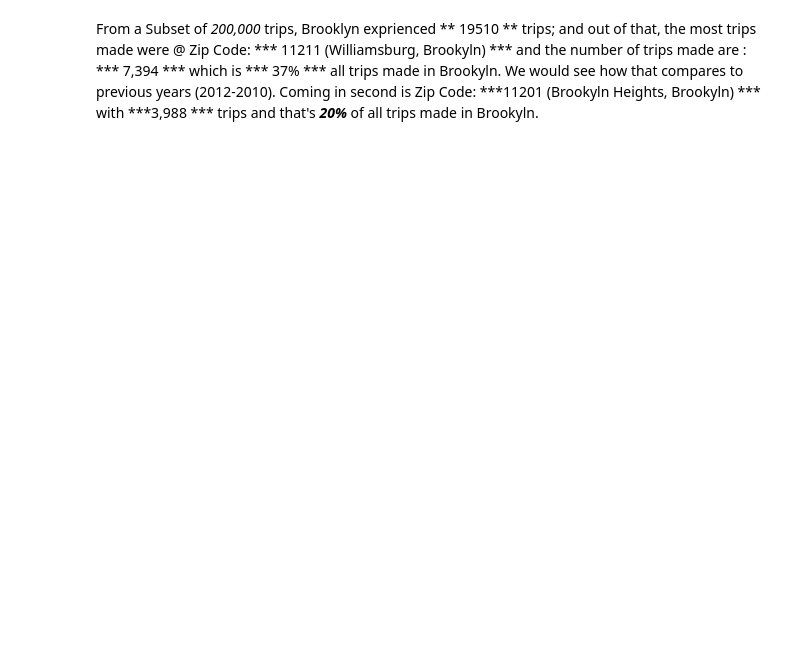
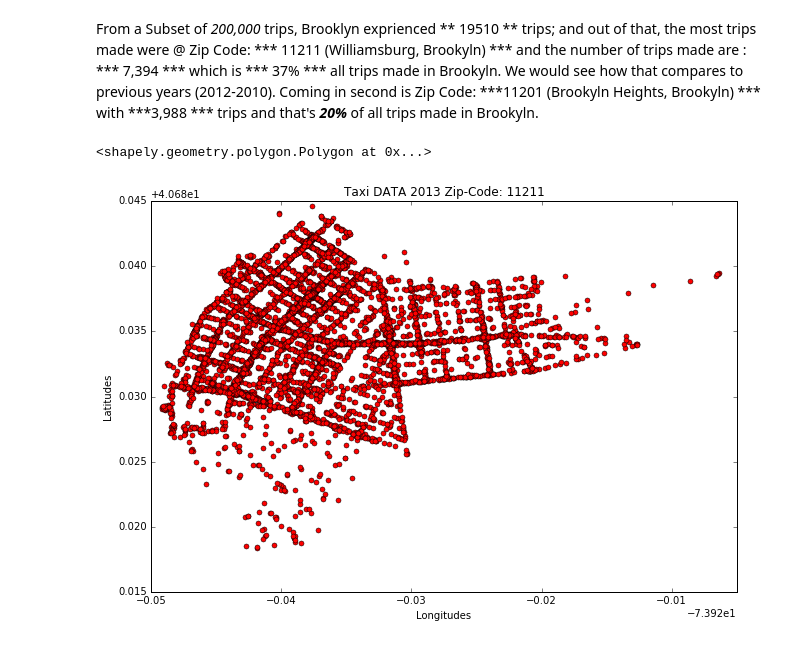
Before and after one commit to cjallow/DataScience-Project, a Jupyter notebook: CJ_TAXI_DATA_EXPLORATION-GENTRIFICATION_EXPLORER.ipynb, the cells around one changed output. Drawn from its saved outputs; the diff is of its cells as text; code cells hidden in the pictures; blank space fills up the shorter version.

Commit message:
dropoff points

```diff
--- a/CJ_TAXI_DATA_EXPLORATION-GENTRIFICATION_EXPLORER.ipynb
+++ b/CJ_TAXI_DATA_EXPLORATION-GENTRIFICATION_EXPLORER.ipynb
@@ -272,4 +281,6 @@ Taxi_Data_13.shape
 # %%
-GeoPickup_BK_13 = cov_latlon_POINT(Taxi_Data_13)
-print(GeoPickup_BK_13.shape)
-GeoPickup_BK_13.head()
+GeoPickup_BK_13  = cov_latlon_POINT(Taxi_Data_13)
+GeoDropoff_BK_13 = cov_latlon_dropoff_POINT(Taxi_Data_13)
+Back_Forth_BK_13 = GeoPickup_BK_13.append(GeoDropoff_BK_13)
+print(Back_Forth_BK_13.shape)
+Back_Forth_BK_13.head()
@@ -300,13 +338,16 @@ print ("The ZipCode that it Corresponds to is: ", max_val.loc[0].ZIP)
 # %% [markdown]
 From a Subset of *200,000* trips, Brooklyn exprienced ** 19510 ** trips; and out of that, the most trips made were @ Zip Code: *** 11211 (Williamsburg, Brookyln) *** and the number of trips made are : *** 7,394 *** which is *** 37% *** all trips made in Brookyln. We would see how that compares to previous years (2012-2010). Coming in second is Zip Code: ***11201 (Brookyln Heights, Brookyln) *** with ***3,988 *** trips and that's ***20%*** of all trips made in Brookyln.
 # %%
-Plot_11211 = GeoPickup_BK_13[GeoPickup_BK_13.geometry.within(BK.geometry[13])]
+Plot_11211 = Back_Forth_BK_13[Back_Forth_BK_13.geometry.within(BK.geometry[13])]
 #BK.geometry[13]
 Plot_11211.plot(marker='o', color='red', markersize=5, figsize=(14,7))
 plt.title("Taxi DATA 2013 Zip-Code: " + str(BK.postalCode.iloc[13]))
 plt.xlabel("Longitudes")
 plt.ylabel("Latitudes")
 BK.geometry[13]
+# %% [output]
+<shapely.geometry.polygon.Polygon at 0x...>
+[figure, added]
 # %%
 YTD_12_CC       = 'https://data.cityofnewyork.us/resource/kerk-3eby.json?vendorid=VTS&payment_type=CRD&$limit=50000'
 YTD_12_CSH      = 'https://data.cityofnewyork.us/resource/kerk-3eby.json?vendorid=VTS&payment_type=CSH&$limit=50000'
```
Also changed, not shown: parts of 10 cells of this notebook.
